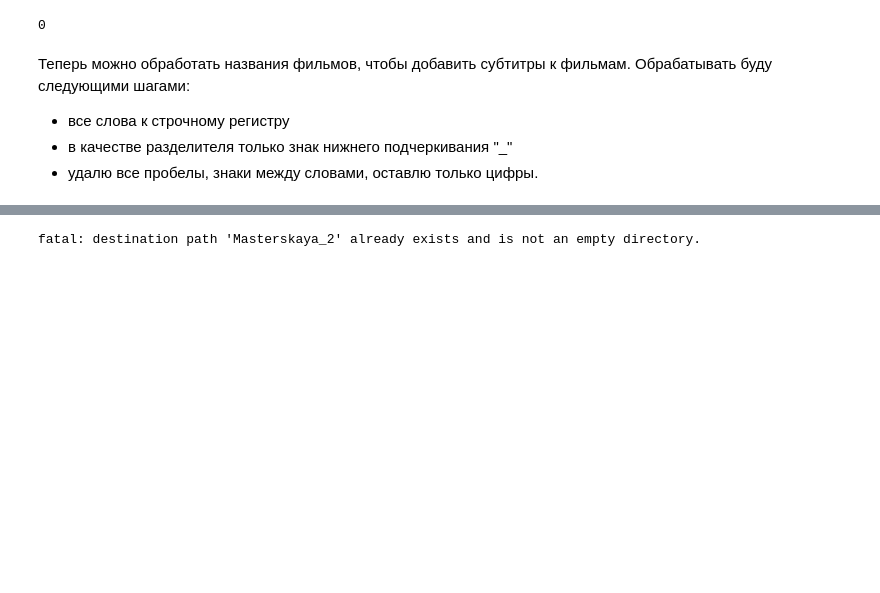
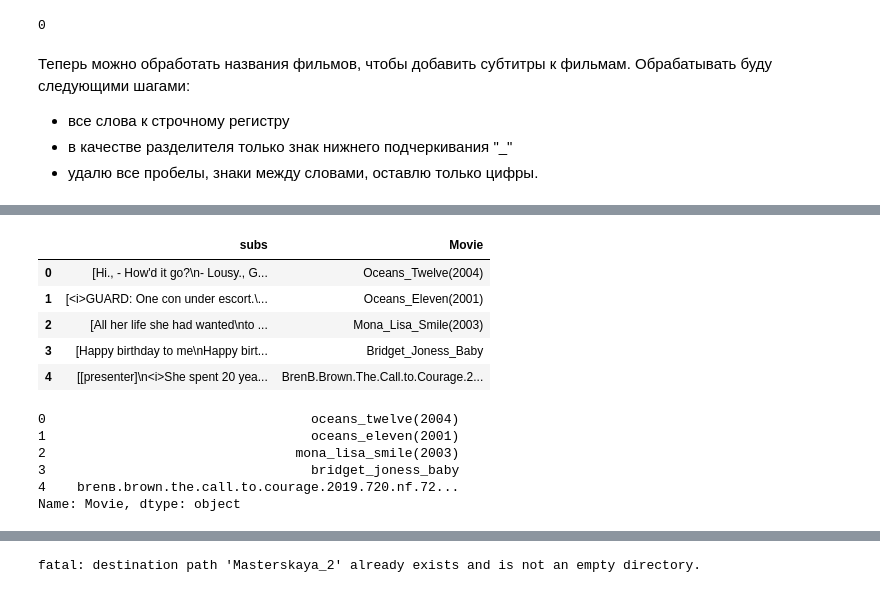
Before and after one commit to AV-BOLT/Masterskaya_2, a Jupyter notebook: Notebooks/determine_langlevel_by_subs.ipynb, the cells around one changed output, grey strips where cells are left out. Saved outputs shown, nothing was run; the diff lists cells and outputs as text; code cells hidden in the pictures; blank space fills up the shorter version.

```diff
--- a/Notebooks/determine_langlevel_by_subs.ipynb
+++ b/Notebooks/determine_langlevel_by_subs.ipynb
@@ -118,7 +109,13 @@ movie[:10]
 # создаем цикл, который будет проходить по элементам списка и сохранять субтитры
 for film in film_list:
   file_to_read = os.path.join(PATH, film)
-  subtitles.append(pysrt.open(file_to_read, encoding='iso-8859-1'))
+  try:
+    encoded_film = pysrt.open(file_to_read, encoding='iso-8859-1')
+  except:
+    encoded_film = pysrt.open(file_to_read, encoding='UTF-8')
+
+  subs_text = [film.text for film in encoded_film]
+  subtitles.append(subs_text)
 # %%
 len(subtitles)
 # %% [output]
@@ -147,0 +176,20 @@ movie.count('None')
+# %%
+subs_df = pd.DataFrame({'subs': subtitles, 'Movie' : movie})
+subs_df.head()
+# %% [output]
+|  | subs | Movie |
+| 0 | [Hi., - How'd it go?\n- Lousy., G... | Oceans_Twelve(2004) |
+| 1 | [<i>GUARD: One con under escort.\... | Oceans_Eleven(2001) |
+| 2 | [All her life she had wanted\nto ... | Mona_Lisa_Smile(2003) |
+| 3 | [Happy birthday to me\nHappy birt... | Bridget_Joness_Baby |
+| 4 | [[presenter]\n<i>She spent 20 yea... | BrenВ.Brown.The.Call.to.Courage.2... |
+# %%
+subs_df['Movie'] = transform_values(subs_df[['Movie']])
+subs_df['Movie'].head()
+# %% [output]
+0                                  oceans_twelve(2004)
+1                                  oceans_eleven(2001)
+2                                mona_lisa_smile(2003)
+3                                  bridget_joness_baby
+4    brenв.brown.the.call.to.courage.2019.720.nf.72...
+Name: Movie, dtype: object
```
Also changed, not shown: parts of 13 cells of this notebook.
